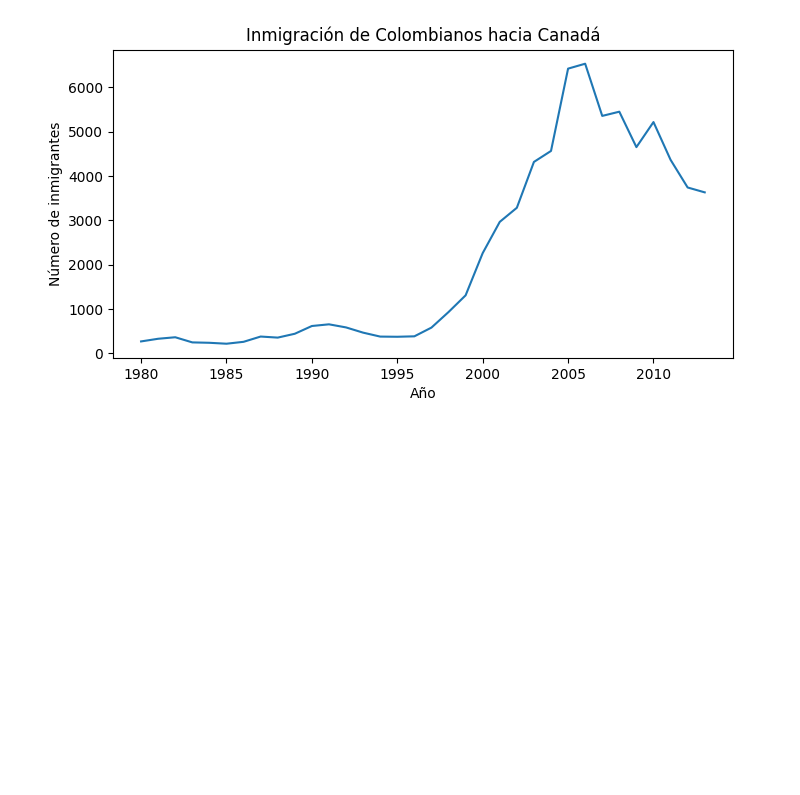
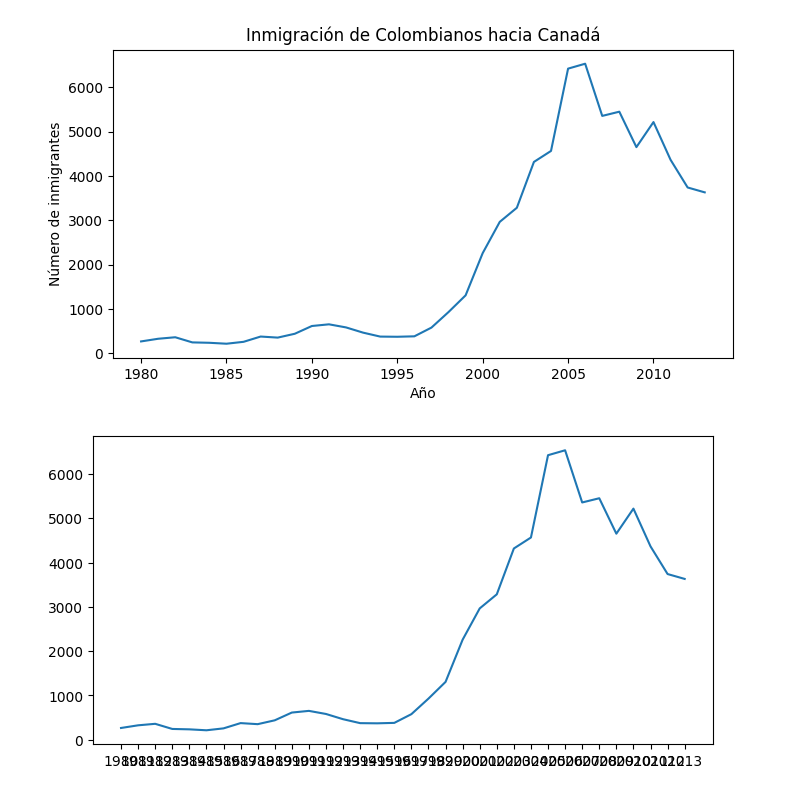
Before and after one commit to dpenamoya-ops/Creando_gr-ficos_bibliotecas_Python, a Jupyter notebook: Visualización_con_python.ipynb, the cells around one changed output. Cells and saved outputs as stored; diff of their text form; code cells hidden in the pictures; blank space fills up the shorter version.

```diff
--- a/Visualización_con_python.ipynb
+++ b/Visualización_con_python.ipynb
@@ -151,3 +151,9 @@ plt.ylabel('Número de inmigrantes')
 plt.show()
 # %% [output]
 [figure]
+# %%
+fig, ax = plt.subplots(figsize=(8,4))
+ax.plot(datos_col['Año'],datos_col['Inmigrantes'])
+plt.show()
+# %% [output]
+[figure, added]
```
Also changed, not shown: parts of 9 cells of this notebook.
